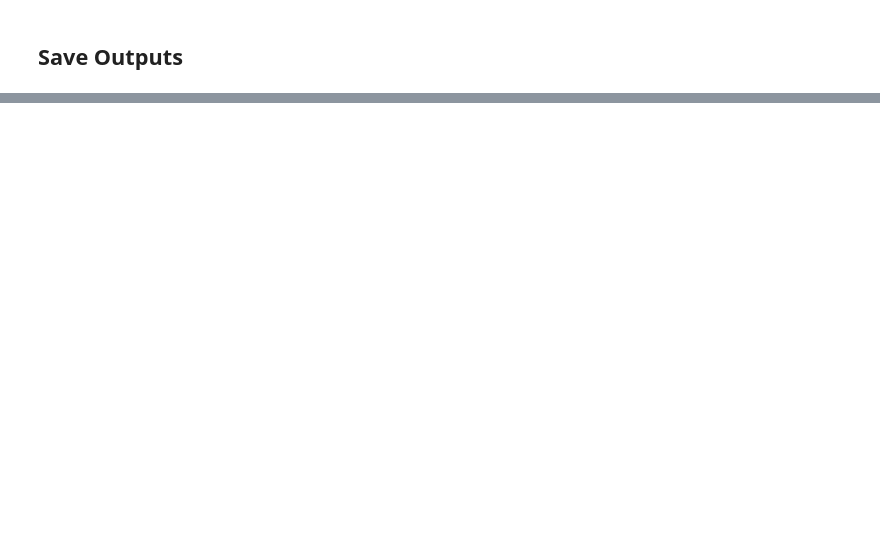
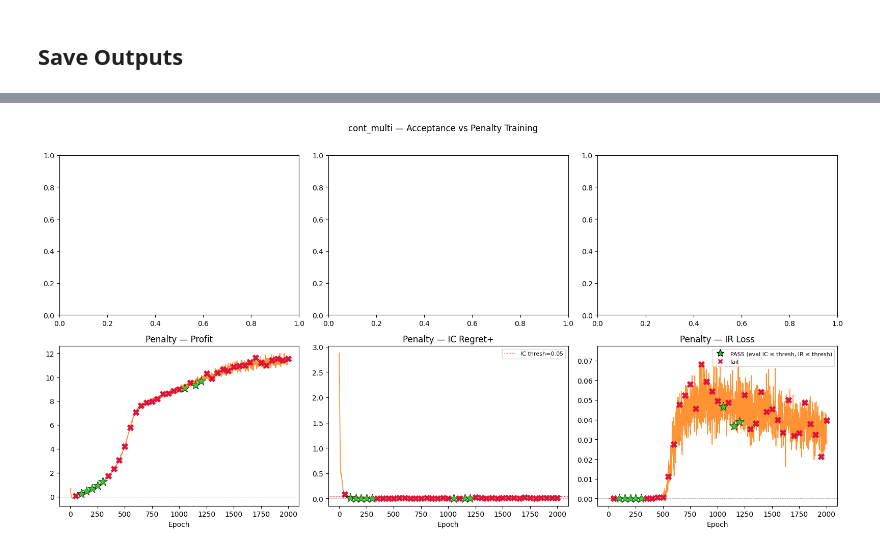
Before and after one commit to Sadie-Zhao/Dynamic_Mechanism_Design_Neurips, a Jupyter notebook: Bandit Auction/notebooks/cont_multi_colab.ipynb, the cells around one changed output, grey strips where cells are left out. Cells and saved outputs as stored; diff of their text form; code cells hidden in the pictures; blank space fills up the shorter version.

```diff
--- a/Bandit Auction/notebooks/cont_multi_colab.ipynb
+++ b/Bandit Auction/notebooks/cont_multi_colab.ipynb
@@ -534,0 +705,93 @@ print(f'Penalty outputs saved to: {save_dir_penalty}/')
+# %%
+# ---- Convergence curves — Acceptance (top) vs Penalty (bottom) ----
+fig, axes = plt.subplots(2, 3, figsize=(16, 8))
+_ckpt_by_epoch_penalty = {r['epoch']: r for r in eval_results_penalty}
+# _ckpt_by_epoch_accept  = {r['epoch']: r for r in eval_results}
+
+for (row_axes, row_curves, row_titles, row_col, ckpts_dict) in [
+    # (axes[0],
+    #  [logs['gap_plus'], logs['reg_plus'], logs['ir']],
+    #  ['Acceptance — Profit Gap+', 'Acceptance — IC Regret+', 'Acceptance — IR Loss'],
+    #  'tab:blue', _ckpt_by_epoch_accept),
+    (axes[1],
+     [logs_penalty['profit'], logs_penalty['reg_plus'], logs_penalty['ir']],
+     ['Penalty — Profit', 'Penalty — IC Regret+', 'Penalty — IR Loss'],
+     'tab:orange', _ckpt_by_epoch_penalty),
+]:
+    for ax, curve, title in zip(row_axes, row_curves, row_titles):
+        ax.plot(curve, color=row_col, lw=1.2, alpha=0.85)
+        ax.axhline(0, color='k', lw=0.6, linestyle='--', alpha=0.4)
+        ax.set_xlabel('Epoch'); ax.set_title(title)
+    row_axes[1].axhline(cfg['ic_thresh'], color='red', lw=0.8, linestyle=':', label=f'IC thresh={cfg["ic_thresh"]}')
+    row_axes[1].legend(fontsize=8)
+    for epoch, r in sorted(ckpts_dict.items()):
+        _col = 'limegreen' if r['feasible'] else 'crimson'
+        _mk  = '*' if r['feasible'] else 'X'
+        _ms  = 180 if r['feasible'] else 80
+        for ax, curve in zip(row_axes, row_curves):
+            _y = curve[min(epoch, len(curve) - 1)]
+            ax.scatter([epoch], [_y], color=_col, marker=_mk, s=_ms, zorder=6,
+                       edgecolors='black' if r['feasible'] else _col, linewidths=0.5)
+
+_legend_elems = [
+    Line2D([0],[0], marker='*', color='w', markerfacecolor='limegreen',
+           markeredgecolor='black', markersize=11, label='PASS (eval IC ≤ thresh, IR ≤ thresh)'),
+    Line2D([0],[0], marker='X', color='w', markerfacecolor='crimson', markersize=9, label='fail'),
+]
+axes[1][2].legend(handles=_legend_elems, loc='upper right', fontsize=8)
+plt.suptitle(f'{EXPERIMENT} — Acceptance vs Penalty Training', y=1.01)
+plt.tight_layout(); plt.show()
+
+# ---- Final evaluation ----
+final_eval_keys_penalty = jax.random.split(jax.random.PRNGKey(99999), cfg['eval_num_keys'])
+final_results_penalty = eval_mechanism_multikey(
+    auction=auction,
+    mechanism_network=mechanism_network,
+    mechanism_params=best_penalty_mechanism_params,
+    profit_goal=PROFIT_GOAL,
+    num_samples=cfg['eval_num_samples'],
+    keys=final_eval_keys_penalty,
+    policy_network=policy_network,
+    policy_params=best_penalty_policy_params,
+    is_discrete=IS_DISCRETE,
+)
+print_eval_report(final_results_penalty, prefix=f'{EXPERIMENT} penalty best (epoch {best_penalty["epoch"]}): ')
+
+# ---- Save ----
+save_dir_penalty = f'outputs/{EXPERIMENT}/penalty/seed{SEED}'
+os.makedirs(save_dir_penalty, exist_ok=True)
+with open(f'{save_dir_penalty}/mechanism_params.pkl', 'wb') as f:
+    pickle.dump(best_penalty_mechanism_params, f)
+with open(f'{save_dir_penalty}/policy_params.pkl', 'wb') as f:
+    pickle.dump(best_penalty_policy_params, f)
+_summary_penalty = {
+    'experiment': EXPERIMENT, 'method': 'penalty',
+    'penalty_alpha': PENALTY_ALPHA, 'penalty_beta': PENALTY_BETA,
+    'best_epoch': int(best_penalty['epoch']),
+    'revenue_eval': float(best_penalty['revenue_eval']),
+    'regret_reopt': float(best_penalty['regret_reopt']),
+    'regret_eval':  float(best_penalty['regret_eval']),
+    'ir_loss_eval': float(best_penalty['ir_loss_eval']),
+    'feasible':     bool(best_penalty['feasible']),
+    'num_pass':     len(feasible_penalty),
+    'num_candidates': len(eval_results_penalty),
+}
+with open(f'{save_dir_penalty}/summary.json', 'w') as f:
+    json.dump(_summary_penalty, f, indent=2)
+_curves_pen_out = {
+    'profit':   [float(x) for x in logs_penalty['profit']],
+    'reg_plus': [float(x) for x in logs_penalty['reg_plus']],
+    'ir':       [float(x) for x in logs_penalty['ir']],
+    'reg':      [float(x) for x in logs_penalty['reg']],
+    'checkpoints_eval': [
+        {'epoch': r['epoch'], 'revenue_eval': r['revenue_eval'],
+         'regret_reopt': r['regret_reopt'], 'regret_eval': r['regret_eval'],
+         'ir_loss_eval': r['ir_loss_eval'], 'feasible': r['feasible']}
+        for r in sorted(eval_results_penalty, key=lambda x: x['epoch'])
+    ],
+}
+with open(f'{save_dir_penalty}/training_curves.json', 'w') as f:
+    json.dump(_curves_pen_out, f, indent=2)
+print(f'Penalty outputs saved to: {save_dir_penalty}/')
+# %% [output]
+[figure, added]
```
Also changed, not shown: parts of 22 cells of this notebook, 4 other files.
